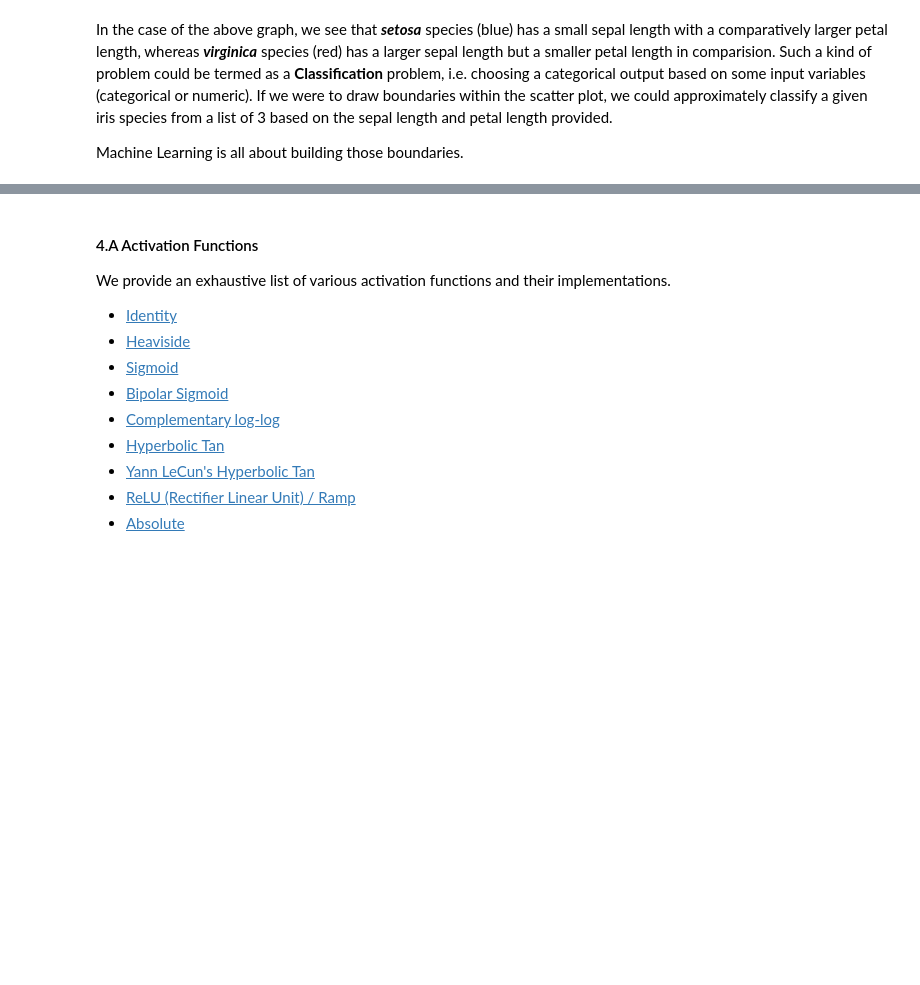
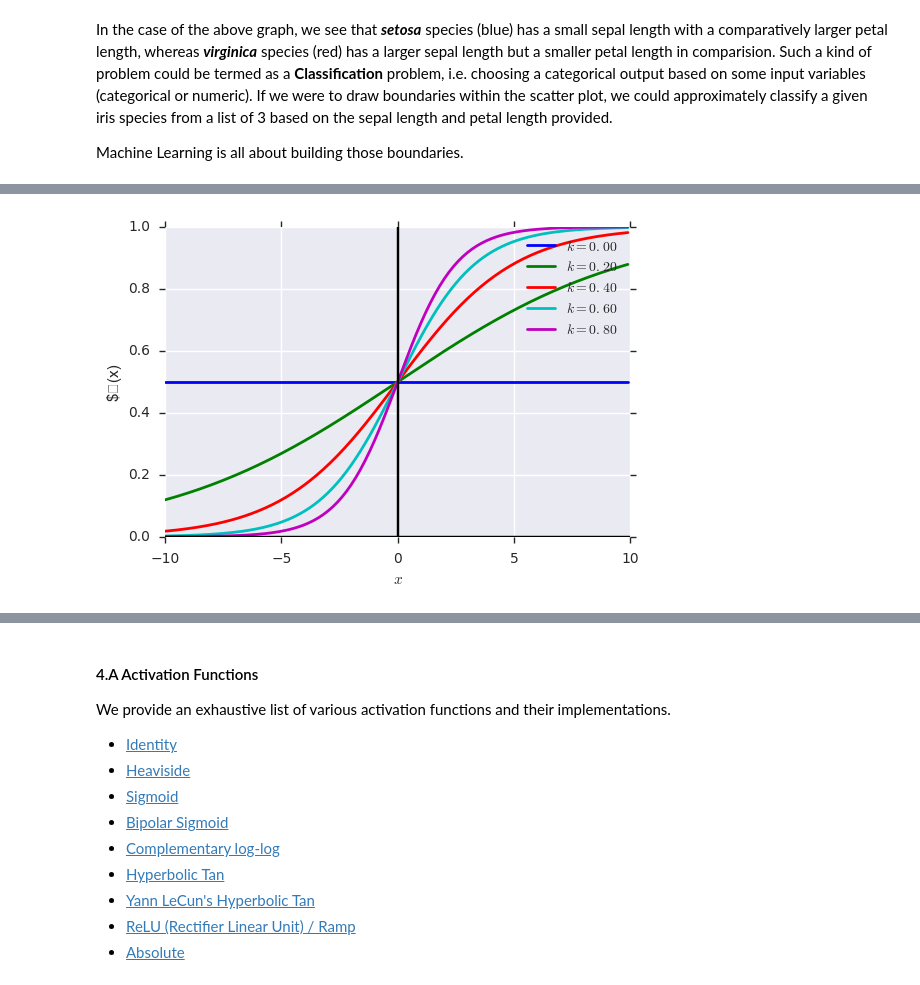
Before and after one commit to achillesrasquinha/brains-from-scratch, a Jupyter notebook: Brains from Scratch - Machine Learning for dummies.ipynb, the cells around one changed output, grey strips where cells are left out. Cells and saved outputs as stored; diff of their text form; code cells hidden in the pictures; blank space fills up the shorter version.

```diff
--- a/Brains from Scratch - Machine Learning for dummies.ipynb
+++ b/Brains from Scratch - Machine Learning for dummies.ipynb
@@ -651,3 +667,25 @@ Machine Learning is all about building those boundaries.
+# %%
+# plotting a sigmoid function and its first order derivative
+_, ax   = plt.subplots()
+legends = [ ]
+
+for i in s:
+    ax.plot(x, logistic(x, steepness = i), lw = 2)
+    legends.append('$k = %.2f$' % i)
+
+ax.grid(True, which = 'both')
+
+ax.axhline(y = 0, color = 'k')
+ax.axvline(x = 0, color = 'k')
+
+plt.legend(legends)
+
+plt.xlabel('$x$')
+plt.ylabel("$\f(x)")
+
+plt.show()
+# %% [output]
+[figure, added]
 # %% [markdown]
 ## 4. Artificial Neural Networks
 
```
Also changed, not shown: parts of 34 cells of this notebook, 3 other files.
